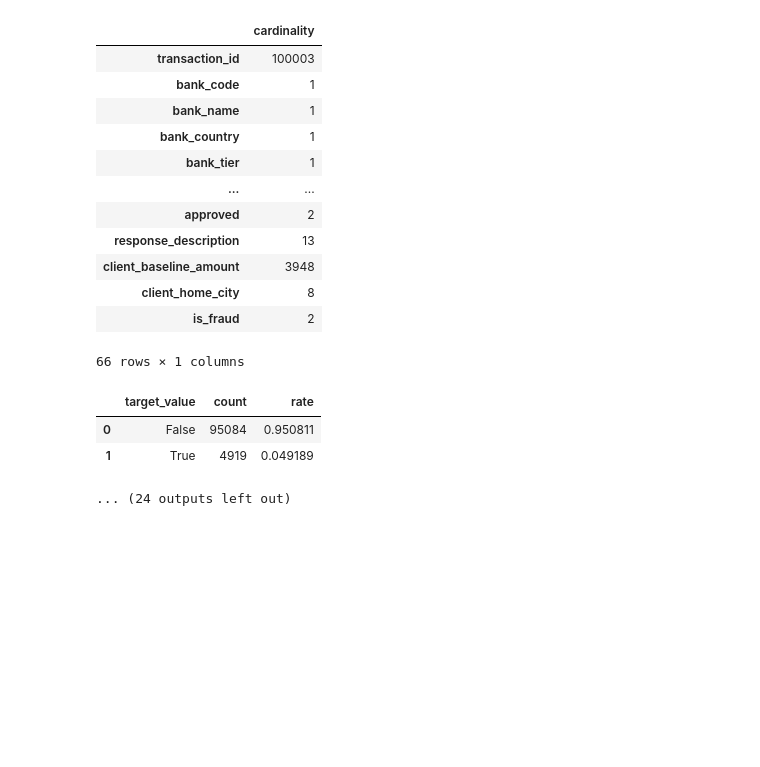
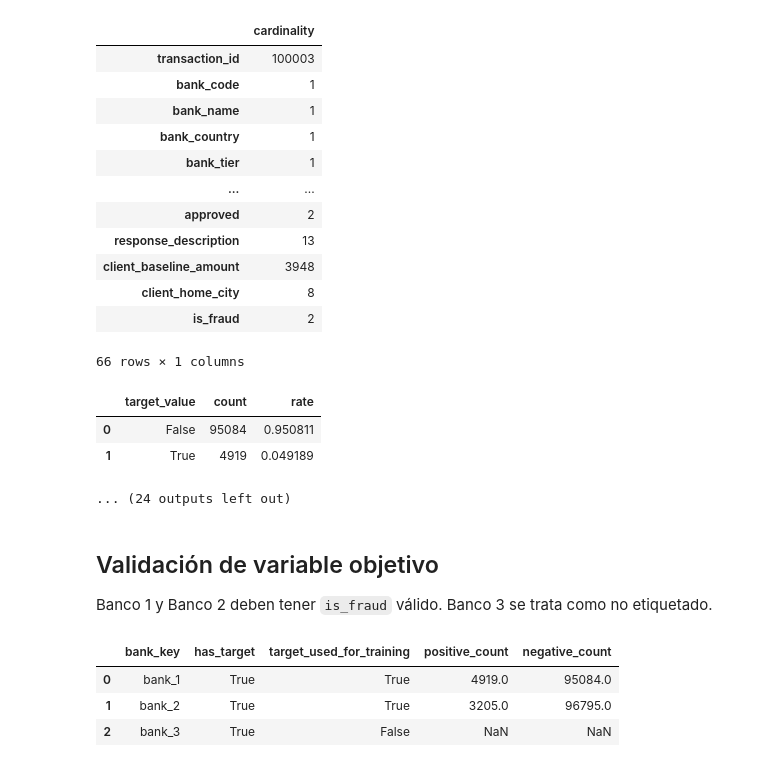
Before and after one commit to mar22266/Proyecto-DataSience-PlusTI, a Jupyter notebook: ObjetivoB.ipynb, the cells around one changed output. Drawn from its saved outputs; the diff is of its cells as text; code cells hidden in the pictures; blank space fills up the shorter version.

```diff
--- a/ObjetivoB.ipynb
+++ b/ObjetivoB.ipynb
@@ -293,3 +293,51 @@ Valid is_fraud: True
 | 0 | False | 95084 | 0.950811 |
 | 1 | True | 4919 | 0.049189 |
 ... (24 outputs left out)
+# %% [markdown]
+## Validación de variable objetivo
+
+Banco 1 y Banco 2 deben tener `is_fraud` válido. Banco 3 se trata como no etiquetado.
+# %%
+def convert_target_to_binary(series):
+    if pd.api.types.is_bool_dtype(series):
+        return series.astype(int)
+    mapping = {"true": 1, "false": 0, "1": 1, "0": 0, "yes": 1, "no": 0, "y": 1, "n": 0}
+    converted = series.astype(str).str.strip().str.lower().map(mapping)
+    if converted.isna().any():
+        bad_values = series[converted.isna()].dropna().astype(str).unique().tolist()[:20]
+        raise ValueError(f"Unsupported target values: {bad_values}")
+    return converted.astype(int)
+
+
+def validate_labeled_target(bank_key, data):
+    if target_column not in data.columns:
+        raise ValueError(f"{bank_key} missing target")
+    if not has_valid_target_values(data[target_column]):
+        raise ValueError(f"{bank_key} target is invalid")
+    target = convert_target_to_binary(data[target_column])
+    if sorted(target.unique().tolist()) != [0, 1]:
+        raise ValueError(f"{bank_key} target must contain 0 and 1")
+    return target
+
+
+bank_1_target = validate_labeled_target("bank_1", bank_1_data)
+bank_2_target = validate_labeled_target("bank_2", bank_2_data)
+bank_1_model_data = bank_1_data.copy()
+bank_2_model_data = bank_2_data.copy()
+bank_3_model_data = bank_3_data.copy()
+bank_1_model_data[target_column] = bank_1_target
+bank_2_model_data[target_column] = bank_2_target
+bank_3_unlabeled_data = bank_3_model_data.drop(columns=[target_column], errors="ignore").copy()
+
+target_validation_summary = pd.DataFrame([
+    {"bank_key": "bank_1", "has_target": True, "target_used_for_training": True, "positive_count": int(bank_1_target.sum()), "negative_count": int((1 - bank_1_target).sum())},
+    {"bank_key": "bank_2", "has_target": True, "target_used_for_training": True, "positive_count": int(bank_2_target.sum()), "negative_count": int((1 - bank_2_target).sum())},
+    {"bank_key": "bank_3", "has_target": target_column in bank_3_data.columns, "target_used_for_training": False, "positive_count": None, "negative_count": None},
+])
+target_validation_summary.to_csv(data_checks_dir / "target_validation_summary.csv", index=False)
+display(target_validation_summary)
+# %% [output]
+|  | bank_key | has_target | target_used_for_training | positive_count | negative_count |
+| 0 | bank_1 | True | True | 4919.0 | 95084.0 |
+| 1 | bank_2 | True | True | 3205.0 | 96795.0 |
+| 2 | bank_3 | True | False | NaN | NaN |
```
Also changed, not shown: parts of 5 cells of this notebook, 4 other files.
